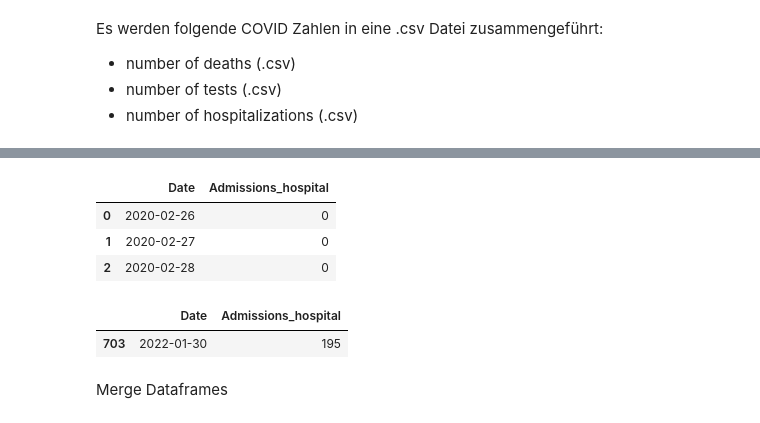
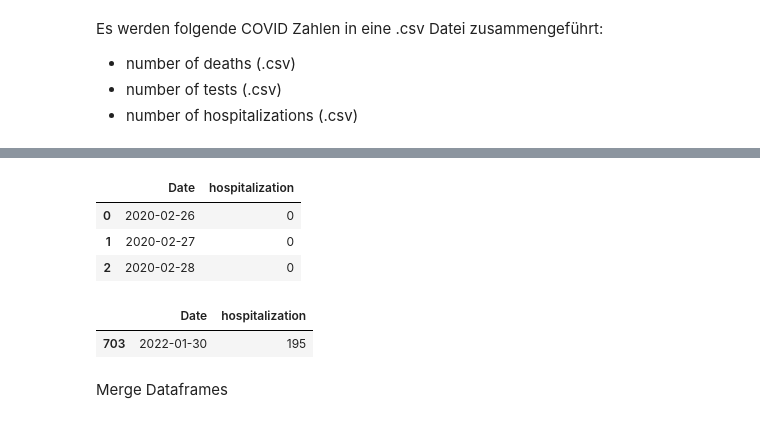
Before and after one commit to anuarsantoyo/master-thesis, a Jupyter notebook: preprocessing/010222_get_observations.ipynb, the cells around one changed output, grey strips where cells are left out. Saved outputs shown, nothing was run; the diff lists cells and outputs as text; code cells hidden in the pictures.

```diff
--- a/preprocessing/010222_get_observations.ipynb
+++ b/preprocessing/010222_get_observations.ipynb
@@ -55,17 +55,17 @@ df_confirmed_cases.tail(1)
 | 703 | 2022-01-30 | 12808 |
 # %%
 df_hospitalizations = pd.read_csv('overvaagningsdata-dashboard-covid19-31012022-40ip/Kommunalt_DB/05_nye_indlaeggelser_pr_dag.csv', sep=';', thousands='.', decimal=',', encoding='iso-8859-1')
-df_hospitalizations.rename(columns={'Indlæggelsesdato': 'Date', 'Indlæggelser': 'Admissions_hospital'}, inplace=True)
+df_hospitalizations.rename(columns={'Indlæggelsesdato': 'Date', 'Indlæggelser': 'hospitalization'}, inplace=True)
 df_hospitalizations.head(3)
 # %% [output]
-|  | Date | Admissions_hospital |
+|  | Date | hospitalization |
 | 0 | 2020-02-26 | 0 |
 | 1 | 2020-02-27 | 0 |
 | 2 | 2020-02-28 | 0 |
 # %%
 df_hospitalizations.tail(1)
 # %% [output]
-|  | Date | Admissions_hospital |
+|  | Date | hospitalization |
 | 703 | 2022-01-30 | 195 |
 # %% [markdown]
 Merge Dataframes
```
Also changed, not shown: parts of 11 cells of this notebook, 3 other files.
